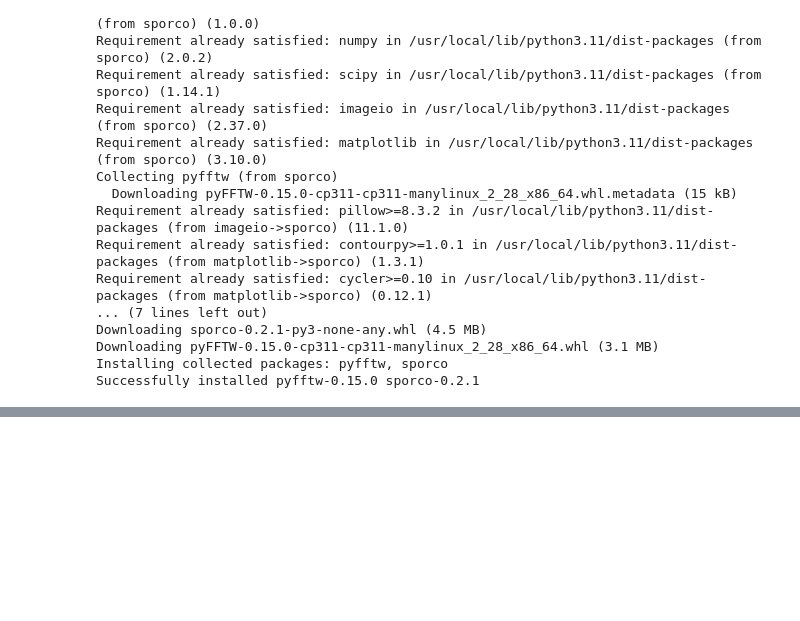
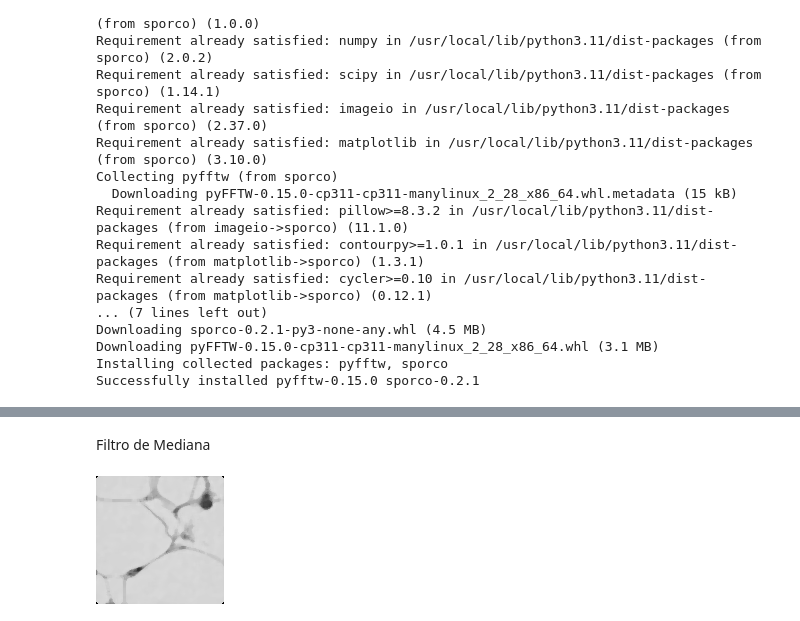
Before and after one commit to DanielAraldiEDU/one-off-operations-and-spatial-filtering, a Jupyter notebook: src/main.ipynb, the cells around one changed output, grey strips where cells are left out. Cells and saved outputs as stored; diff of their text form; code cells hidden in the pictures; blank space fills up the shorter version.

```diff
--- a/src/main.ipynb
+++ b/src/main.ipynb
@@ -197,0 +285,33 @@ cv2_imshow(image_grayscale_basic)
+# %% [markdown]
+Filtro de Mediana
+# %%
+def median(image, kernel_size=5):
+    pad_size = kernel_size // 2
+
+    if len(image.shape) == 3:
+        channels = cv2.split(image)
+        filtered_channels = []
+        for ch in channels:
+            padded_ch = add_padding(ch, pad_size, pad_size)
+            n, m = ch.shape
+            output_ch = np.zeros_like(ch)
+            for i in range(n):
+                for j in range(m):
+                    window = padded_ch[i:i+kernel_size, j:j+kernel_size]
+                    output_ch[i, j] = np.median(window)
+            filtered_channels.append(output_ch)
+        output = cv2.merge(filtered_channels)
+    else:
+        padded_img = add_padding(image, pad_size, pad_size)
+        n, m = image.shape
+        output = np.zeros_like(image)
+        for i in range(n):
+            for j in range(m):
+                window = padded_img[i:i+kernel_size, j:j+kernel_size]
+                output[i, j] = np.median(window)
+    return output
+
+image_median = median(image_grayscale_pondered)
+cv2_imshow(image_median)
+# %% [output]
+[figure, added]
```
Also changed, not shown: parts of 18 cells of this notebook.
